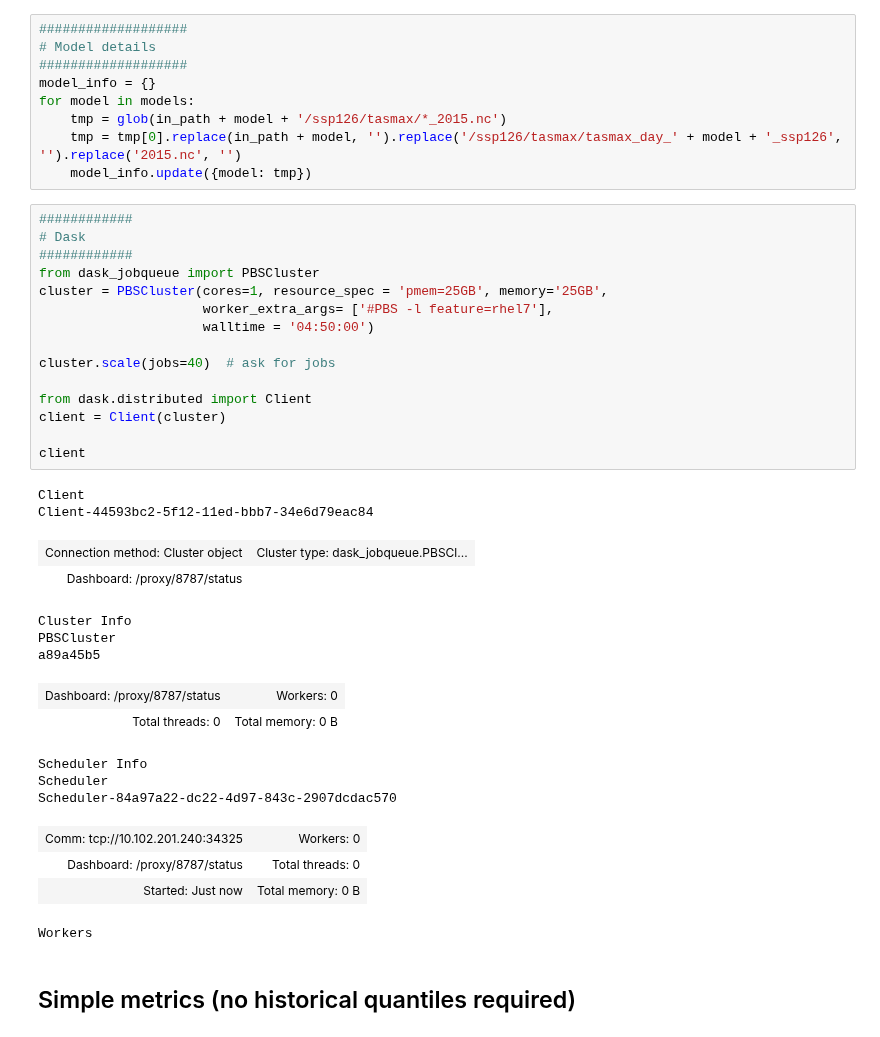
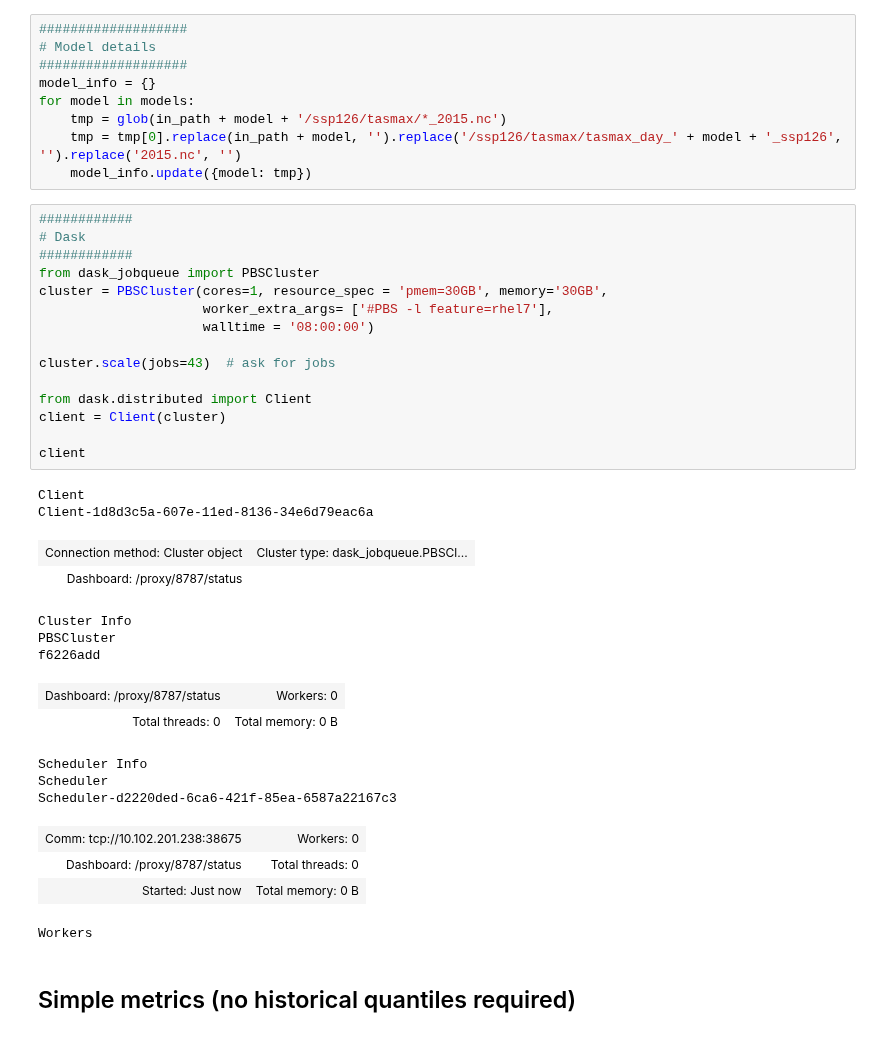
Before and after one commit to david0811/lafferty-sriver_2023_npjCliAtm, a Jupyter notebook: code/02b_metrics_nex-gddp.ipynb, the cells around one changed output. Saved outputs shown, nothing was run; the diff lists cells and outputs as text.

```diff
--- a/code/02b_metrics_nex-gddp.ipynb
+++ b/code/02b_metrics_nex-gddp.ipynb
@@ -32,32 +33,32 @@ for model in models:
 # %%
 ############
 # Dask
 ############
 from dask_jobqueue import PBSCluster
-cluster = PBSCluster(cores=1, resource_spec = 'pmem=25GB', memory='25GB',
+cluster = PBSCluster(cores=1, resource_spec = 'pmem=30GB', memory='30GB',
                      worker_extra_args= ['#PBS -l feature=rhel7'],
-                     walltime = '04:50:00')
+                     walltime = '08:00:00')
 
-cluster.scale(jobs=40)  # ask for jobs
+cluster.scale(jobs=43)  # ask for jobs
 
 from dask.distributed import Client
 client = Client(cluster)
 
 client
 # %% [output]
 Client
-Client-44593bc2-5f12-11ed-bbb7-34e6d79eac84
+Client-1d8d3c5a-607e-11ed-8136-34e6d79eac6a
 | Connection method: Cluster object | Cluster type: dask_jobqueue.PBSCl... |
 | Dashboard: /proxy/8787/status |  |
 Cluster Info
 PBSCluster
-a89a45b5
+f6226add
 | Dashboard: /proxy/8787/status | Workers: 0 |
 | Total threads: 0 | Total memory: 0 B |
 Scheduler Info
 Scheduler
-Scheduler-84a97a22-dc22-4d97-843c-2907dcdac570
+Scheduler-d2220ded-6ca6-421f-85ea-6587a22167c3
-| Comm: tcp://10.102.201.240:34325 | Workers: 0 |
+| Comm: tcp://10.102.201.238:38675 | Workers: 0 |
 | Dashboard: /proxy/8787/status | Total threads: 0 |
 | Started: Just now | Total memory: 0 B |
 Workers
```
Also changed, not shown: parts of 7 cells of this notebook, 15 other files.
